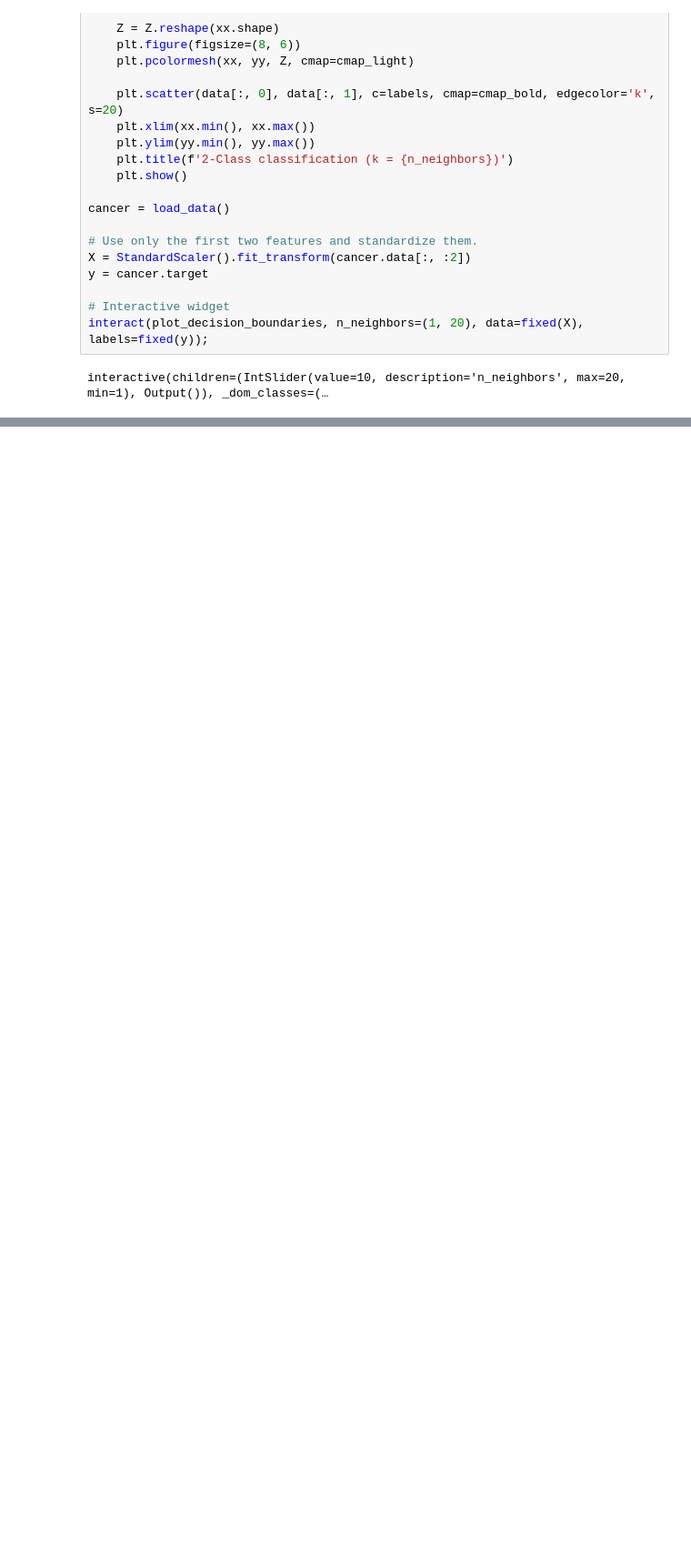
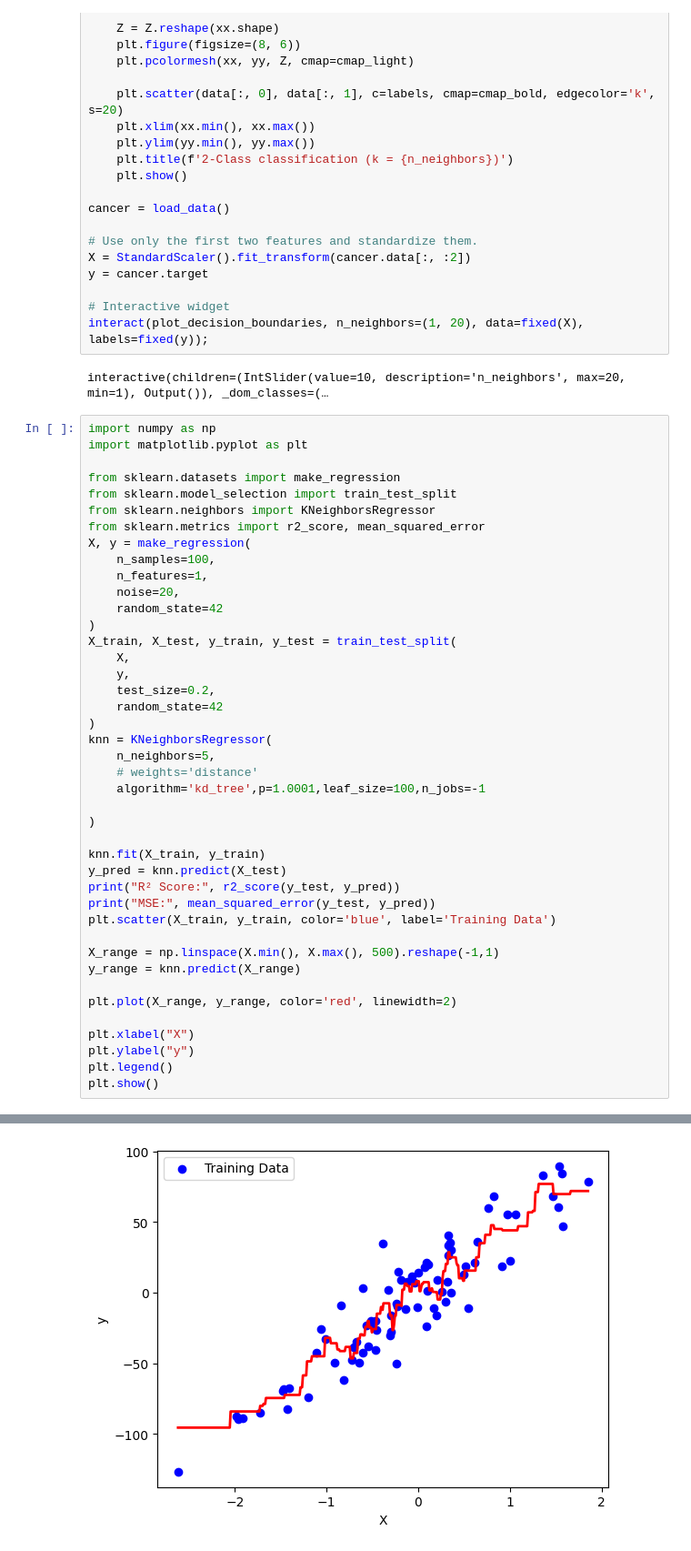
Before and after one commit to priyansh-commits/practice, a Jupyter notebook: knn.ipynb, the cells around one changed output, grey strips where cells are left out. Shown at 91% size. Drawn from its saved outputs; the diff is of its cells as text; blank space fills up the shorter version.

```diff
--- a/knn.ipynb
+++ b/knn.ipynb
@@ -109,3 +109,46 @@ y = cancer.target
 interact(plot_decision_boundaries, n_neighbors=(1, 20), data=fixed(X), labels=fixed(y));
 # %% [output]
 interactive(children=(IntSlider(value=10, description='n_neighbors', max=20, min=1), Output()), _dom_classes=(…
+# %%
+import numpy as np
+import matplotlib.pyplot as plt
+
+from sklearn.datasets import make_regression
+from sklearn.model_selection import train_test_split
+from sklearn.neighbors import KNeighborsRegressor
+from sklearn.metrics import r2_score, mean_squared_error
+X, y = make_regression(
+    n_samples=100,
+    n_features=1,
+    noise=20,
+    random_state=42
+)
+X_train, X_test, y_train, y_test = train_test_split(
+    X,
+    y,
+    test_size=0.2,
+    random_state=42
+)
+knn = KNeighborsRegressor(
+    n_neighbors=5,
+    # weights='distance'
+    algorithm='kd_tree',p=1.0001,leaf_size=100,n_jobs=-1
+
+)
+
+knn.fit(X_train, y_train)
+y_pred = knn.predict(X_test)
+print("R² Score:", r2_score(y_test, y_pred))
+print("MSE:", mean_squared_error(y_test, y_pred))
+plt.scatter(X_train, y_train, color='blue', label='Training Data')
+
+X_range = np.linspace(X.min(), X.max(), 500).reshape(-1,1)
+y_range = knn.predict(X_range)
+
+plt.plot(X_range, y_range, color='red', linewidth=2)
+
+plt.xlabel("X")
+plt.ylabel("y")
+plt.legend()
+plt.show()
+# %% [output]
@@ -111,0 +157 @@ interactive(children=(IntSlider(value=10, description='n_neighbors', max=20, min
+[figure, added]
```
Also changed, not shown: parts of 1 cell of this notebook.
